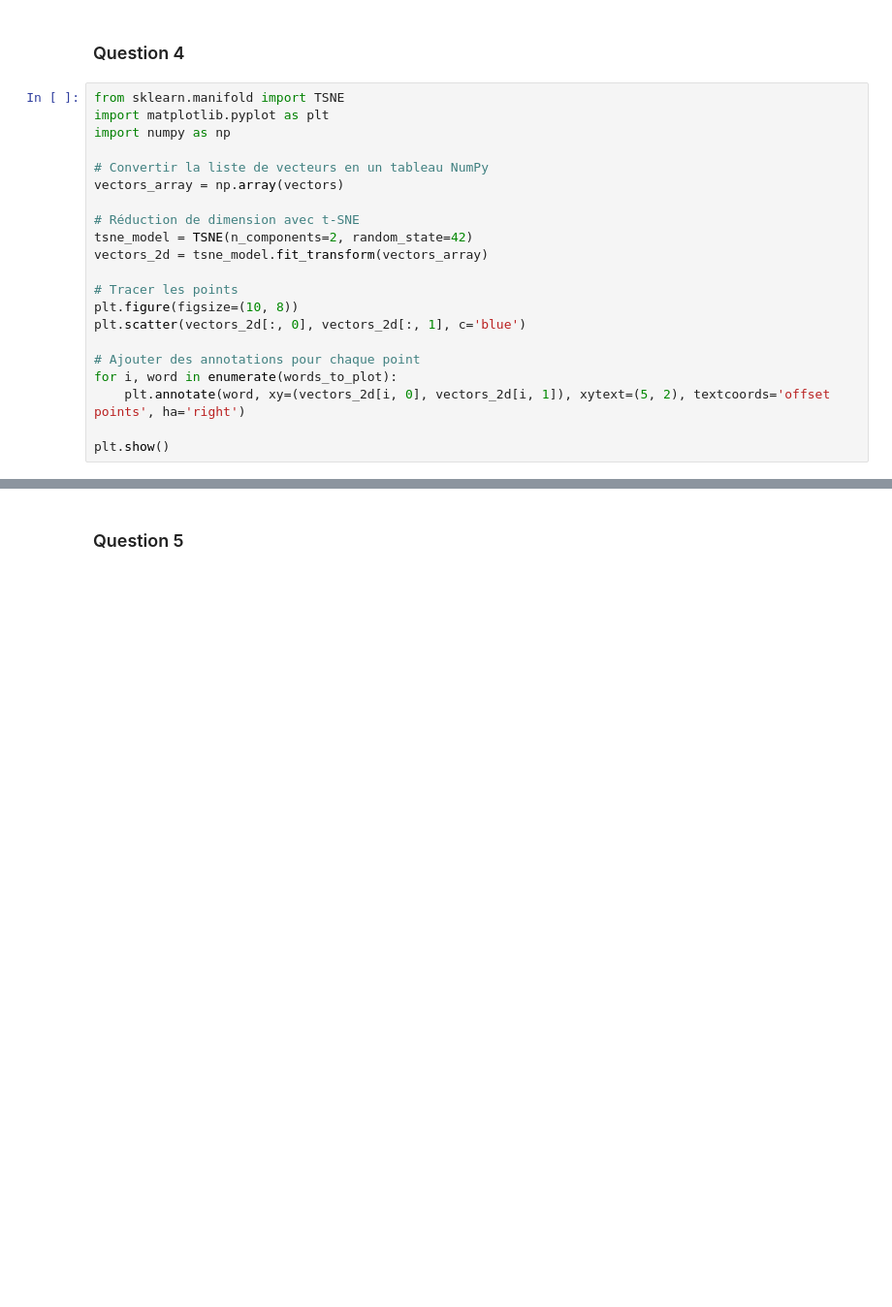
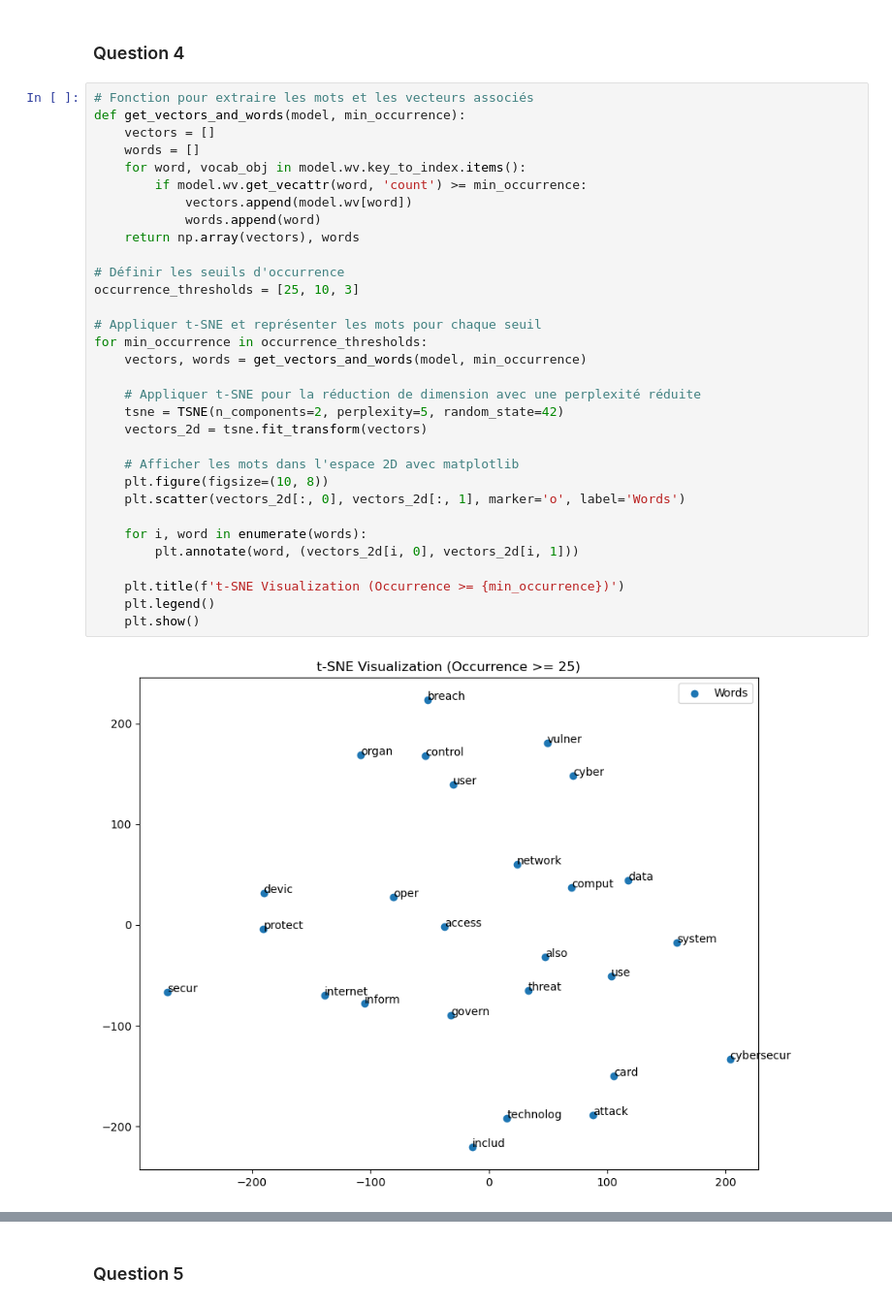
Before and after one commit to MarcVialatte/TP-MachineLearning, a Jupyter notebook: TP2/nlp.ipynb, the cells around one changed output, grey strips where cells are left out. Shown at 97% size. Cells and saved outputs as stored; diff of their text form; blank space fills up the shorter version.

```diff
--- a/TP2/nlp.ipynb
+++ b/TP2/nlp.ipynb
@@ -164,23 +281,36 @@ print("Similar words for 'protect':", similar_words_protect)
 # %% [markdown]
 ### Question 4
 # %%
-from sklearn.manifold import TSNE
-import matplotlib.pyplot as plt
-import numpy as np
+# Fonction pour extraire les mots et les vecteurs associés
+def get_vectors_and_words(model, min_occurrence):
+    vectors = []
+    words = []
+    for word, vocab_obj in model.wv.key_to_index.items():
+        if model.wv.get_vecattr(word, 'count') >= min_occurrence:
+            vectors.append(model.wv[word])
+            words.append(word)
+    return np.array(vectors), words
 
-# Convertir la liste de vecteurs en un tableau NumPy
-vectors_array = np.array(vectors)
+# Définir les seuils d'occurrence
+occurrence_thresholds = [25, 10, 3]
 
-# Réduction de dimension avec t-SNE
-tsne_model = TSNE(n_components=2, random_state=42)
-vectors_2d = tsne_model.fit_transform(vectors_array)
+# Appliquer t-SNE et représenter les mots pour chaque seuil
+for min_occurrence in occurrence_thresholds:
+    vectors, words = get_vectors_and_words(model, min_occurrence)
 
-# Tracer les points
-plt.figure(figsize=(10, 8))
-plt.scatter(vectors_2d[:, 0], vectors_2d[:, 1], c='blue')
+    # Appliquer t-SNE pour la réduction de dimension avec une perplexité réduite
+    tsne = TSNE(n_components=2, perplexity=5, random_state=42)
+    vectors_2d = tsne.fit_transform(vectors)
 
-# Ajouter des annotations pour chaque point
-for i, word in enumerate(words_to_plot):
-    plt.annotate(word, xy=(vectors_2d[i, 0], vectors_2d[i, 1]), xytext=(5, 2), textcoords='offset points', ha='right')
+    # Afficher les mots dans l'espace 2D avec matplotlib
+    plt.figure(figsize=(10, 8))
+    plt.scatter(vectors_2d[:, 0], vectors_2d[:, 1], marker='o', label='Words')
 
-plt.show()
+    for i, word in enumerate(words):
+        plt.annotate(word, (vectors_2d[i, 0], vectors_2d[i, 1]))
+
+    plt.title(f't-SNE Visualization (Occurrence >= {min_occurrence})')
+    plt.legend()
+    plt.show()
+# %% [output]
+[figure, added]
```
Also changed, not shown: parts of 15 cells of this notebook, 2 other files.
